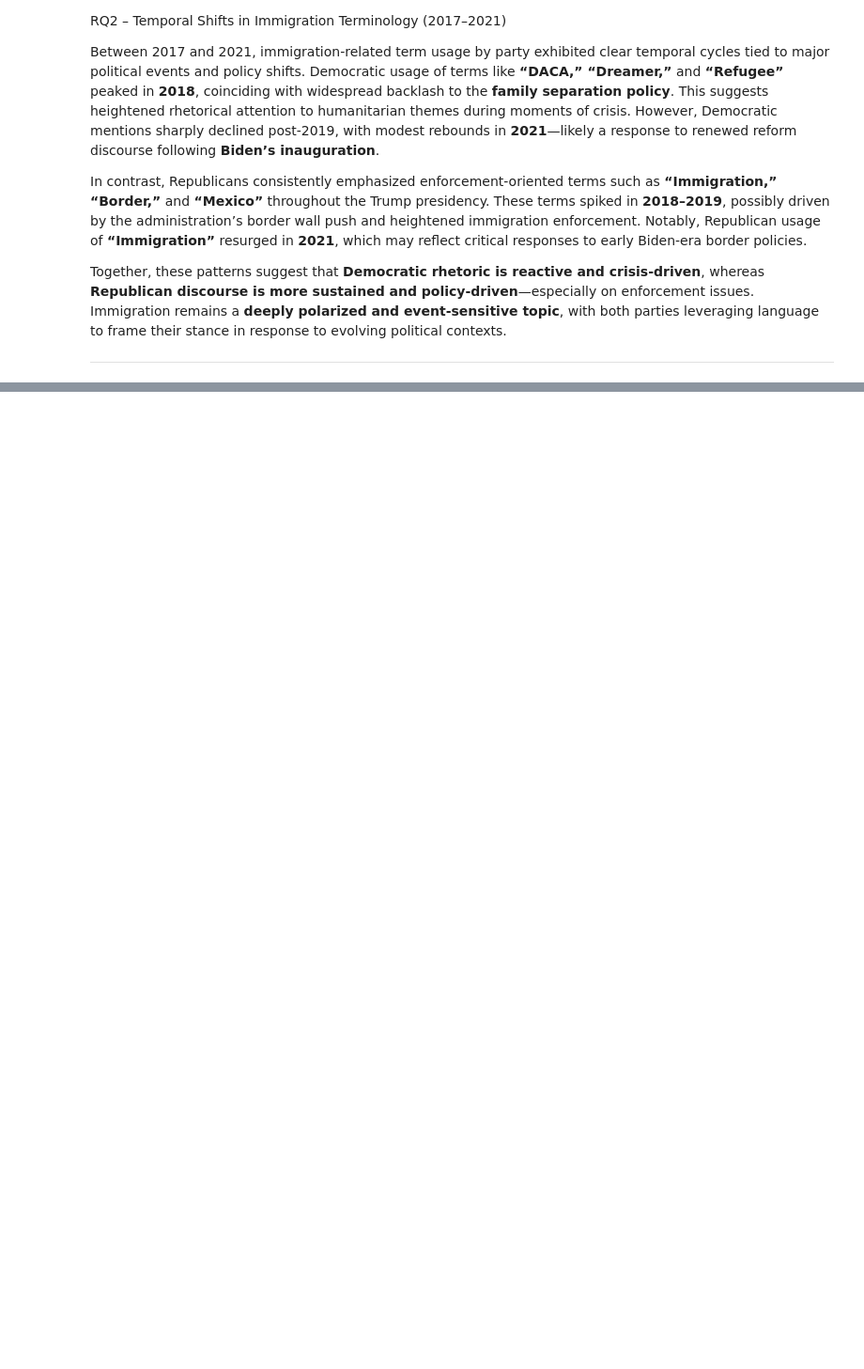
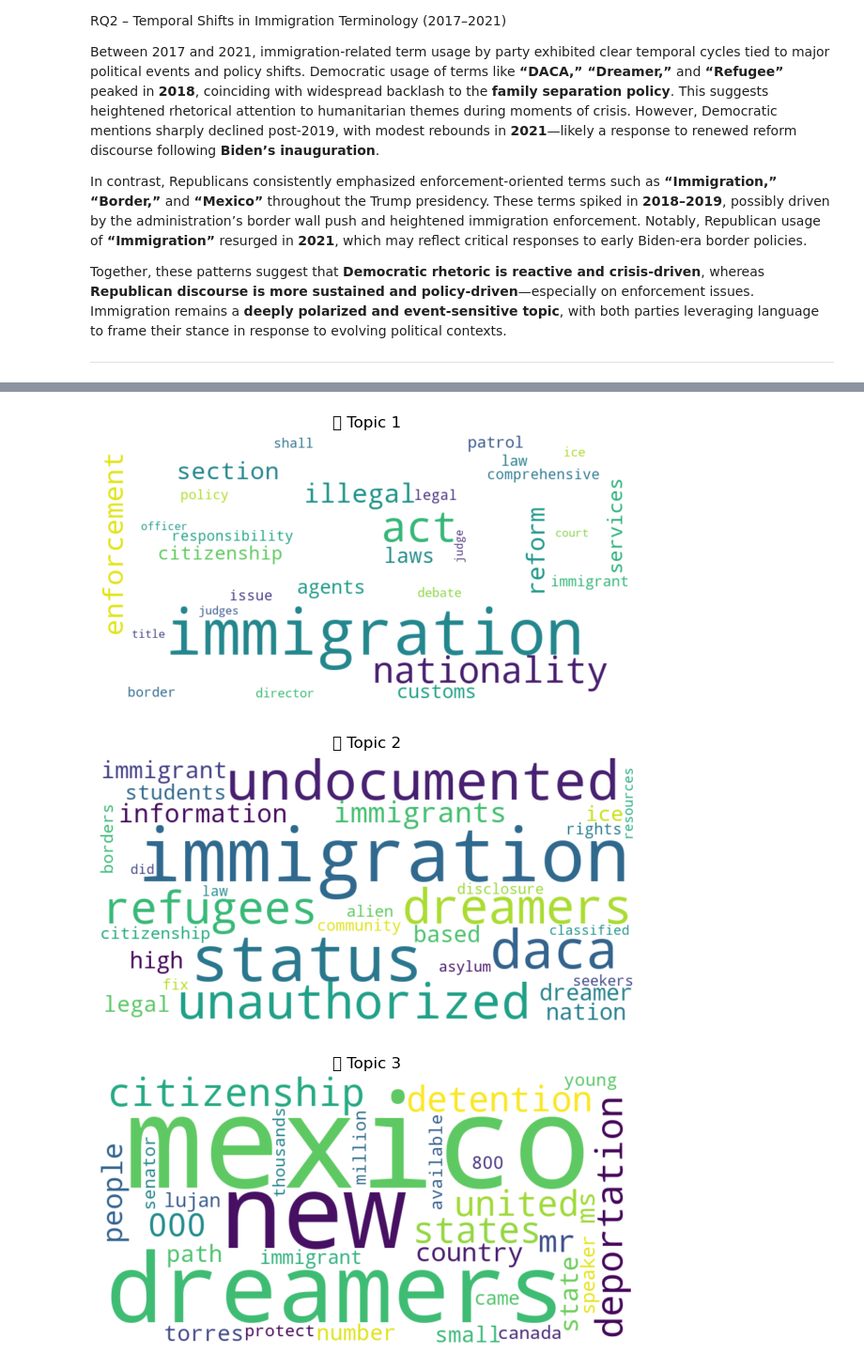
Before and after one commit to kevin14767/LIN350Project, a Jupyter notebook: course_project.ipynb, the cells around one changed output, grey strips where cells are left out. Shown at 94% size. Cells and saved outputs as stored; diff of their text form; code cells hidden in the pictures; blank space fills up the shorter version.

```diff
--- a/course_project.ipynb
+++ b/course_project.ipynb
@@ -1561,0 +1567,20 @@ Together, these patterns suggest that **Democratic rhetoric is reactive and cris
+# %%
+immigration_patterns = config["constants"]["immigration_terms"]
+
+# Function: Extract 5-word context windows based on regex term match
+def extract_regex_windows(text, patterns, window=5):
+    tokens = word_tokenize(text)
+    contexts = []
+    for i, token in enumerate(tokens):
+        for term, regex in patterns.items():
+            if re.fullmatch(regex, token):
+                start = max(i - window, 0)
+                end = min(i + window + 1, len(tokens))
+                context = tokens[start:end]
+                contexts.append((term, context))
+    return contexts
+
+# Apply to your speeches
+df = pd.read_csv(config["directories"]["processed_dir"] + "/immigration_speeches_party_filled.csv")
+df['full_text'] = df['full_text'].astype(str).str.lower()
+df['context_windows'] = df['full_text'].apply(lambda text: extract_regex_windows(text, immigration_patterns))
@@ -1561,0 +1806,19 @@ Together, these patterns suggest that **Democratic rhetoric is reactive and cris
+# %%
+
+# Visualize each topic with a word cloud
+def plot_topic_wordclouds(lda_model, feature_names, n_top_words=30):
+    for topic_idx, topic in enumerate(lda_model.components_):
+        plt.figure(figsize=(6, 4))
+        top_words = {feature_names[i]: topic[i] for i in topic.argsort()[:-n_top_words - 1:-1]}
+        wordcloud = WordCloud(width=800, height=400, background_color='white').generate_from_frequencies(top_words)
+        plt.imshow(wordcloud, interpolation='bilinear')
+        plt.axis("off")
+        plt.title(f"🧩 Topic {topic_idx + 1}")
+        plt.tight_layout()
+        plt.show()
+
+plot_topic_wordclouds(lda, feature_names)
+# %% [output]
+[figure, added]
+[figure, added]
+[figure, added]
```
Also changed, not shown: parts of 12 cells of this notebook, 1 other file.
